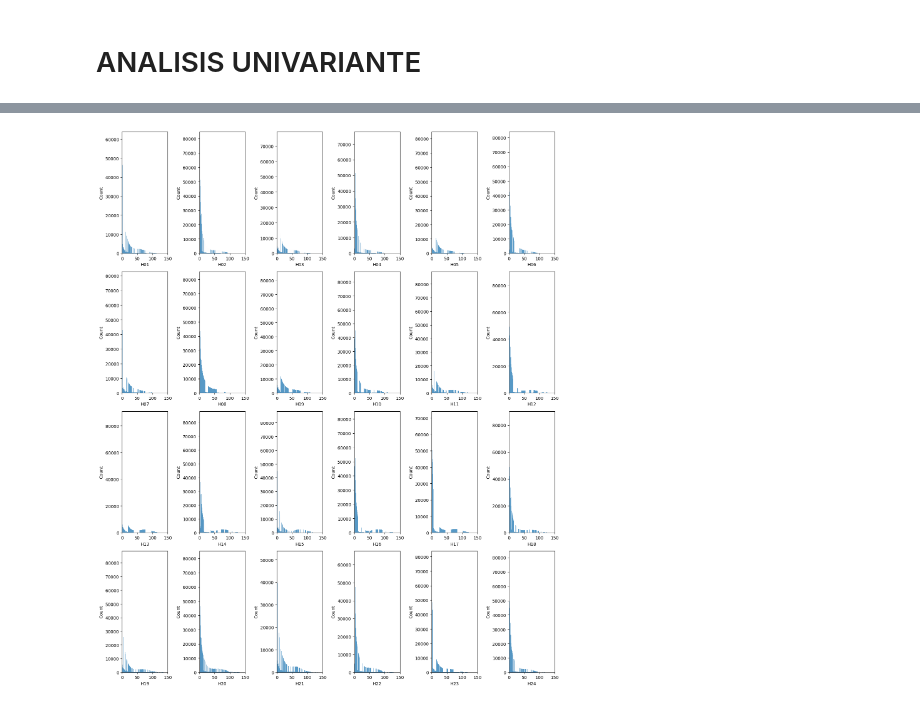
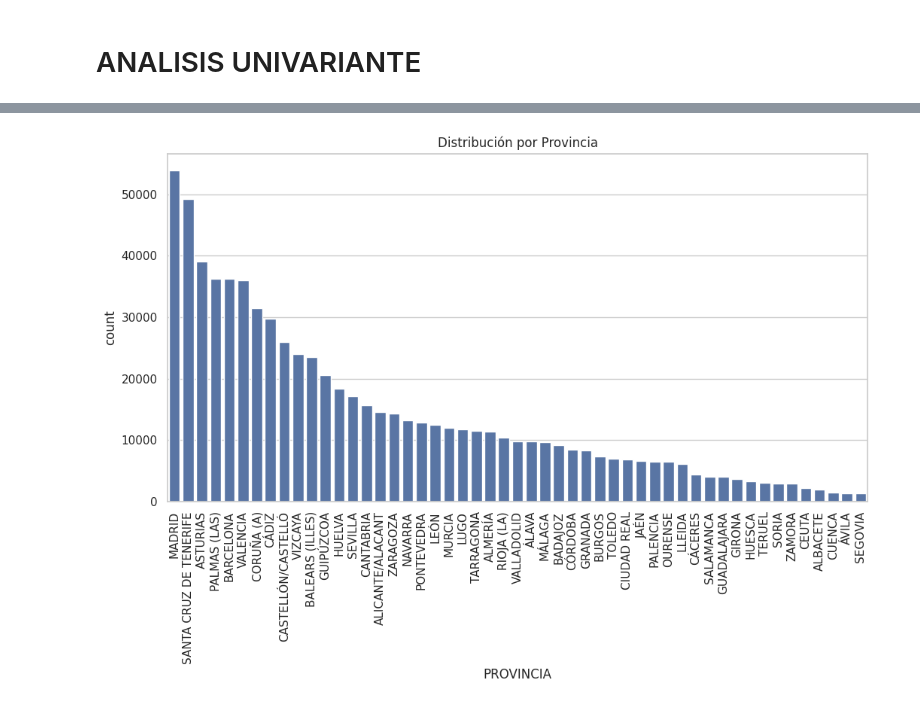
Before and after one commit to Yakondra/Final-project-air-quality, a Jupyter notebook: src/EDA.ipynb, the cells around one changed output, grey strips where cells are left out. Saved outputs shown, nothing was run; the diff lists cells and outputs as text; code cells hidden in the pictures.

```diff
--- a/src/EDA.ipynb
+++ b/src/EDA.ipynb
@@ -86,37 +89,15 @@ plt.show()
-# %%
-fig, axis = plt.subplots(4, 6, figsize = (15, 18))
-
-sns.histplot(ax = axis[0, 0], data = clean_df, x = 'H01').set_xlim(0.0, 150)
-sns.histplot(ax = axis[0, 1], data = clean_df, x = 'H02').set_xlim(0.0, 150)
-sns.histplot(ax = axis[0, 2], data = clean_df, x = 'H03').set_xlim(0.0, 150)
-sns.histplot(ax = axis[0, 3], data = clean_df, x = 'H04').set_xlim(0.0, 150)
-sns.histplot(ax = axis[0, 4], data = clean_df, x = 'H05').set_xlim(0.0, 150)
-sns.histplot(ax = axis[0, 5], data = clean_df, x = 'H06').set_xlim(0.0, 150)
-sns.histplot(ax = axis[1, 0], data = clean_df, x = 'H07').set_xlim(0.0, 150)
-sns.histplot(ax = axis[1, 1], data = clean_df, x = 'H08').set_xlim(0.0, 150)
-sns.histplot(ax = axis[1, 2], data = clean_df, x = 'H09').set_xlim(0.0, 150)
-sns.histplot(ax = axis[1, 3], data = clean_df, x = 'H10').set_xlim(0.0, 150)
-sns.histplot(ax = axis[1, 4], data = clean_df, x = 'H11').set_xlim(0.0, 150)
-sns.histplot(ax = axis[1, 5], data = clean_df, x = 'H12').set_xlim(0.0, 150)
-sns.histplot(ax = axis[2, 0], data = clean_df, x = 'H13').set_xlim(0.0, 150)
-sns.histplot(ax = axis[2, 1], data = clean_df, x = 'H14').set_xlim(0.0, 150)
-sns.histplot(ax = axis[2, 2], data = clean_df, x = 'H15').set_xlim(0.0, 150)
-sns.histplot(ax = axis[2, 3], data = clean_df, x = 'H16').set_xlim(0.0, 150)
-sns.histplot(ax = axis[2, 4], data = clean_df, x = 'H17').set_xlim(0.0, 150)
-sns.histplot(ax = axis[2, 5], data = clean_df, x = 'H18').set_xlim(0.0, 150)
-sns.histplot(ax = axis[3, 0], data = clean_df, x = 'H19').set_xlim(0.0, 150)
-sns.histplot(ax = axis[3, 1], data = clean_df, x = 'H20').set_xlim(0.0, 150)
-sns.histplot(ax = axis[3, 2], data = clean_df, x = 'H21').set_xlim(0.0, 150)
-sns.histplot(ax = axis[3, 3], data = clean_df, x = 'H22').set_xlim(0.0, 150)
-sns.histplot(ax = axis[3, 4], data = clean_df, x = 'H23').set_xlim(0.0, 150)
-sns.histplot(ax = axis[3, 5], data = clean_df, x = 'H24').set_xlim(0.0, 150)
-
-plt.tight_layout()
-
-# Show the plot
-plt.show()
-# %% [output]
-[figure, removed]
+# %%
+sns.set(style= 'whitegrid')
+plt.figure(figsize=(12, 6))
+
+# Suponiendo que clean_df es tu DataFrame y tiene una columna 'PROVINCIA'
+sns.countplot(data=clean_df, x= 'PROVINCIA', order = clean_df['PROVINCIA'].value_counts().index)
+
+plt.title('Distribución por Provincia')
+plt.xticks(rotation=90)
+plt.show()
+# %% [output]
+[figure, added]
 # %%
 clean_df.describe()
 # %% [output]
```
Also changed, not shown: parts of 10 cells of this notebook.
